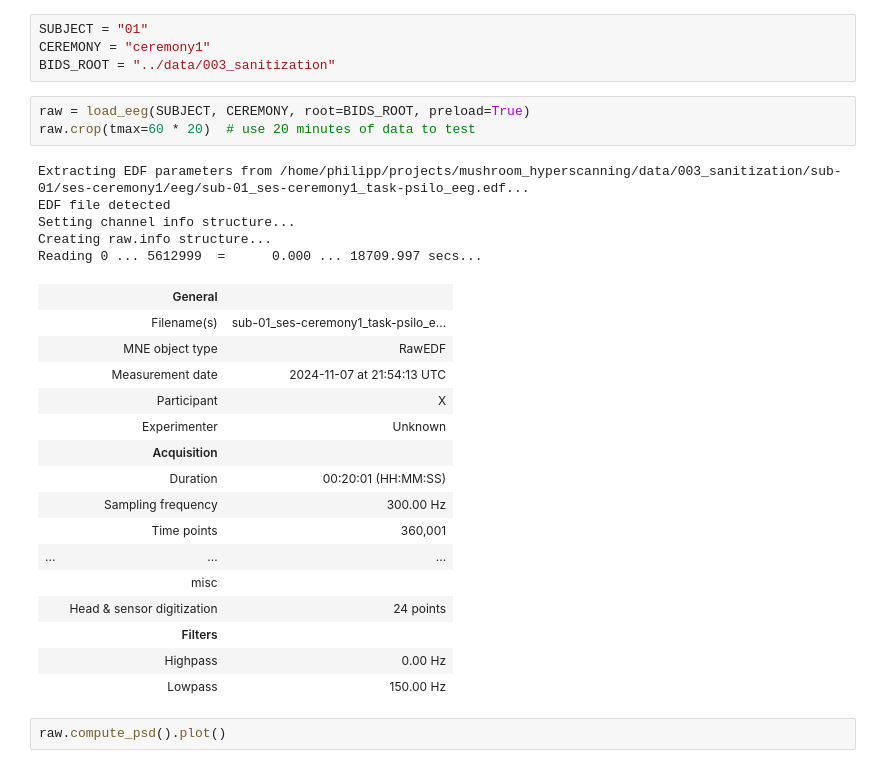
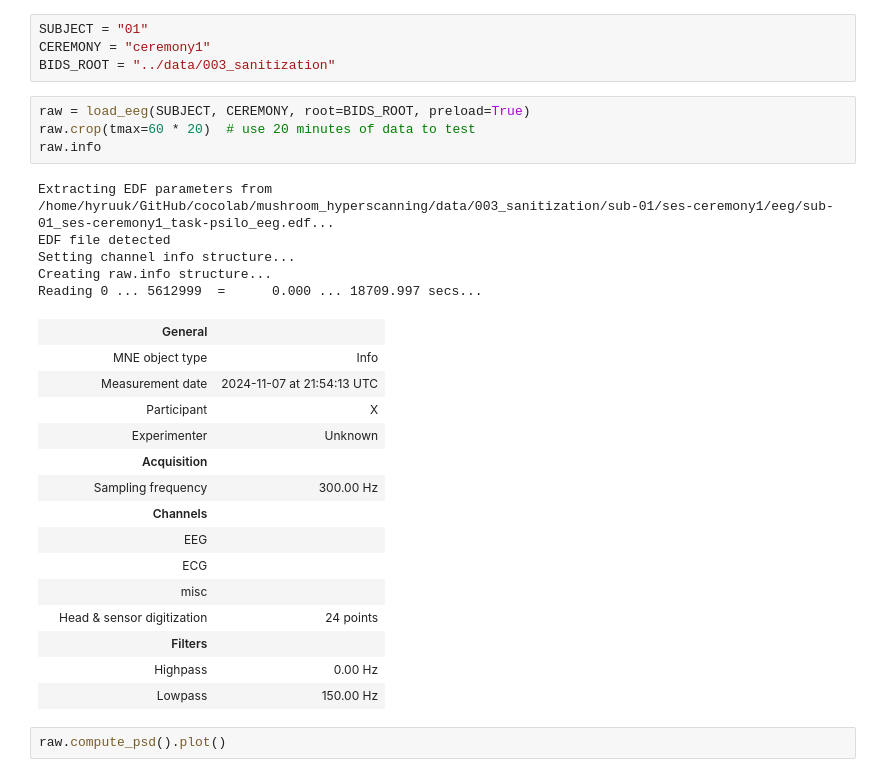
Before and after one commit to hyruuk/mushroom_hyperscanning, a Jupyter notebook: notebooks/clean_data.ipynb, the cells around one changed output. Drawn from its saved outputs; the diff is of its cells as text.

```diff
--- a/notebooks/clean_data.ipynb
+++ b/notebooks/clean_data.ipynb
@@ -9,23 +9,23 @@ BIDS_ROOT = "../data/003_sanitization"
 # %%
 raw = load_eeg(SUBJECT, CEREMONY, root=BIDS_ROOT, preload=True)
 raw.crop(tmax=60 * 20)  # use 20 minutes of data to test
+raw.info
 # %% [output]
-Extracting EDF parameters from /home/philipp/projects/mushroom_hyperscanning/data/003_sanitization/sub-01/ses-ceremony1/eeg/sub-01_ses-ceremony1_task-psilo_eeg.edf...
+Extracting EDF parameters from /home/hyruuk/GitHub/cocolab/mushroom_hyperscanning/data/003_sanitization/sub-01/ses-ceremony1/eeg/sub-01_ses-ceremony1_task-psilo_eeg.edf...
 EDF file detected
 Setting channel info structure...
 Creating raw.info structure...
 Reading 0 ... 5612999  =      0.000 ... 18709.997 secs...
 |  | General |  |
-|  | Filename(s) | sub-01_ses-ceremony1_task-psilo_e... |
-|  | MNE object type | RawEDF |
+|  | MNE object type | Info |
 |  | Measurement date | 2024-11-07 at 21:54:13 UTC |
 |  | Participant | X |
 |  | Experimenter | Unknown |
 |  | Acquisition |  |
-|  | Duration | 00:20:01 (HH:MM:SS) |
 |  | Sampling frequency | 300.00 Hz |
-|  | Time points | 360,001 |
-| ... | ... | ... |
+|  | Channels |  |
+|  | EEG |  |
+|  | ECG |  |
 |  | misc |  |
 |  | Head & sensor digitization | 24 points |
 |  | Filters |  |
```
Also changed, not shown: parts of 8 cells of this notebook.
